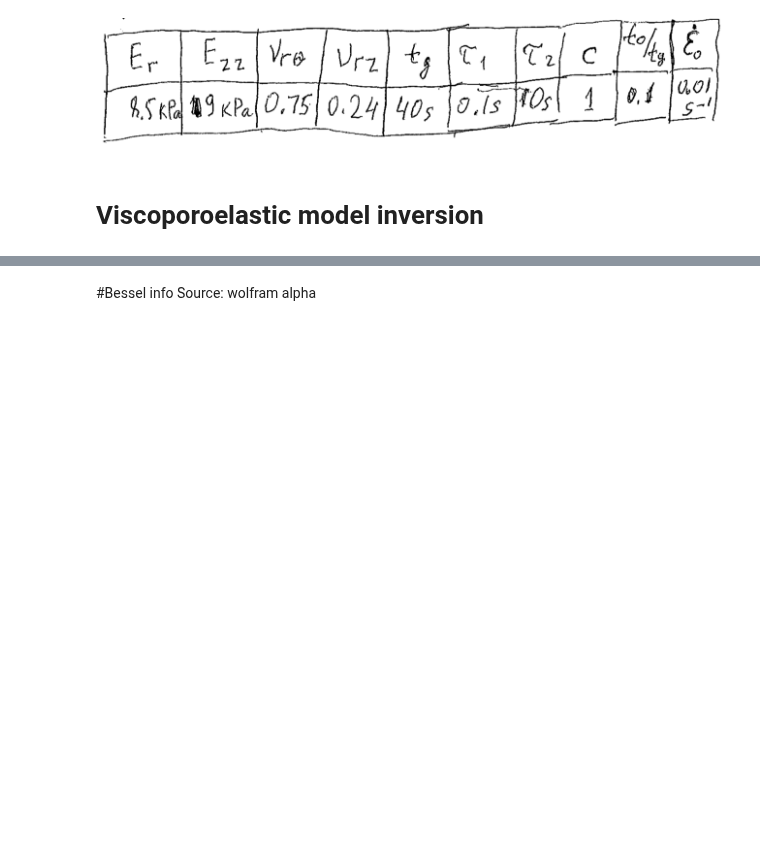
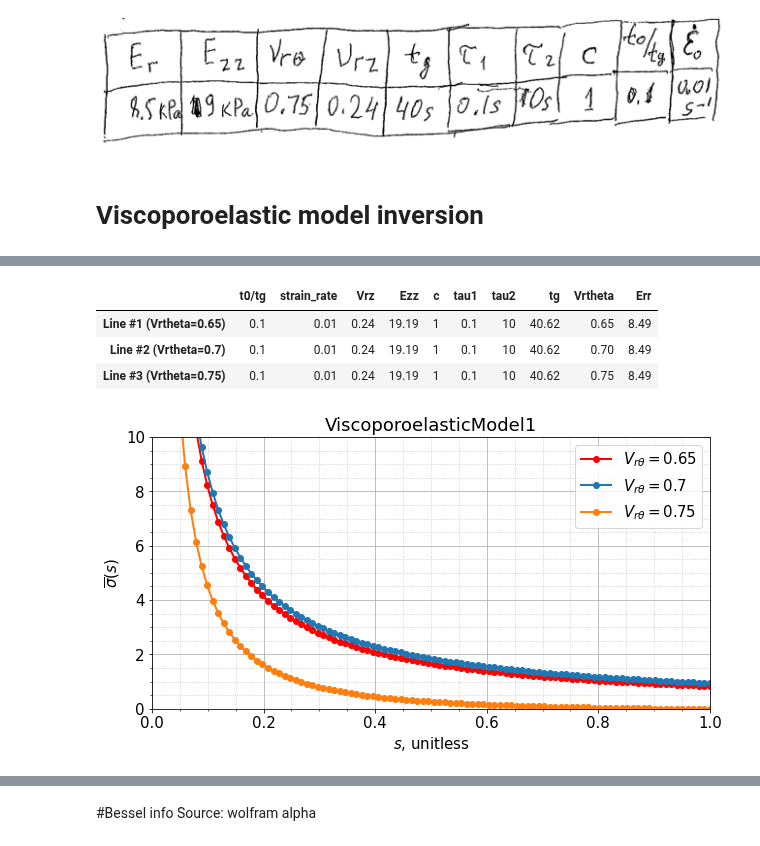
Before and after one commit to ryerrabelli/Yerrabelli-Spector-Poroelastic-Model-Code, a Jupyter notebook: src/ViscoporoelasticInversion.ipynb, the cells around one changed output, grey strips where cells are left out. Saved outputs shown, nothing was run; the diff lists cells and outputs as text; code cells hidden in the pictures; blank space fills up the shorter version.

```diff
--- a/src/ViscoporoelasticInversion.ipynb
+++ b/src/ViscoporoelasticInversion.ipynb
@@ -100,8 +102,8 @@ importlib.reload(plotting)
 importlib.reload(viscoporoelastic_model)
 from viscoporoelastic_model import ViscoporoelasticModel1
 
-warnings.simplefilter('error') # throws all warnings as errors
-%pdb on
+#warnings.simplefilter('error') # throws all warnings as errors
+#%pdb on
 
 #@markdown Predefined constants
 ViscoporoelasticModel1.t0_tg = 0.1 #@param {type:"number"} ; # 10 percent
@@ -126,6 +128,13 @@ vpe.Err =  8.49 #@param {type:"number"};
 
 tg = vpe.tg
 t0_tg = vpe.t0_tg
+
+"""
+func = []
+func.append(vpe.laplace_value)
+vpe.Vrtheta =  0.7
+func.append(vpe.laplace_value)
+"""
 
 # inputting a value of time=0 doesn't error (just returns None/NaN), but takes longer (about 2x as much) on python; not really MATLAB though
 #plot_times = np.arange(0.01, 1.001, 0.001)*tg
@@ -156,5 +165,5 @@ display(pd.DataFrame(vpe.get_all_names_and_vars(),index=[vpe.get_model_name()]))
 itemindex = np.abs(input_times/tg - t0_tg).argmin()
 display(IPython.display.Math(fr"\text{{At }} t/t_g={input_times[itemindex]/tg:.3f}, \quad {func_name['t'].replace('$','')}={inverted_vals_numerical[itemindex]:0.5f}"))
 display(IPython.display.Math(fr"\text{{At }} t/t_g={input_times[-1]/tg:.3f}, \quad {func_name['t'].replace('$','')}={inverted_vals_numerical[-1]:0.5f}"))
-display(IPython.display.Math(fr"\text{{At }} s={s_vals[0]:.3f}, \quad s\cdot{func_name['s'].replace('$','')}={laplace_vals[0]*s_vals[0]:0.3f}"))
+display(IPython.display.Math(fr"\text{{At }} s={input_s[0]:.3f}, \quad s\cdot{func_name['s'].replace('$','')}={laplace_vals[0]*input_s[0]:0.3f}"))
 # %% [output]
@@ -181,9 +189,9 @@ line_types = [".-"]*len(options)
 for ind, Vrtheta in enumerate(options):
   vpe.Vrtheta = Vrtheta
   inverted_vals_numerical = euler_inversion(func, input_times/tg, Marg=None)
-  laplace_vals = func(s_vals)
+  laplace_vals = func(plot_s)
   #p=plt.plot(plot_times,inverted_vals_numerical, "rmg"[ind]+".-", linewidth=8,label=f"vs={vs}")
-  p=plt.plot(s_vals,laplace_vals, colors[ind]+line_types[ind], linewidth=2, markersize=12, label=fr"$V_{{r\theta}}={Vrtheta}$")
+  p=plt.plot(plot_s,laplace_vals, colors[ind]+line_types[ind], linewidth=2, markersize=12, label=fr"$V_{{r\theta}}={Vrtheta}$")
   vars = vpe.get_all_names_and_vars()
   #vars={key:getattr(vpe,key) for key in dir(vpe) if not key.startswith("__") and not callable(getattr(vpe,key))}
   #dfs.append(pd.DataFrame(vars,index=["value"]))
@@ -196,7 +204,7 @@ ax = plt.gca()
 ax.xaxis.set_minor_locator(matplotlib.ticker.AutoMinorLocator())
 ax.yaxis.set_minor_locator(matplotlib.ticker.AutoMinorLocator())
 
-plt.xlim([0, max(s_vals)])
+plt.xlim([0, max(plot_s)])
 #plt.ylim([0, None])
 plt.ylim([0, 10])
 plt.xlabel(x_names["s"])
@@ -211,3 +219,4 @@ plt.legend(loc="upper right")
 plt.title(vpe.get_model_name())
 
 display(pd.concat(dfs))
+# %% [output]
@@ -214 +226,6 @@ display(pd.concat(dfs))
+|  | t0/tg | strain_rate | Vrz | Ezz | c | tau1 | tau2 | tg | Vrtheta | Err |
+| Line #1 (Vrtheta=0.65) | 0.1 | 0.01 | 0.24 | 19.19 | 1 | 0.1 | 10 | 40.62 | 0.65 | 8.49 |
+| Line #2 (Vrtheta=0.7) | 0.1 | 0.01 | 0.24 | 19.19 | 1 | 0.1 | 10 | 40.62 | 0.70 | 8.49 |
+| Line #3 (Vrtheta=0.75) | 0.1 | 0.01 | 0.24 | 19.19 | 1 | 0.1 | 10 | 40.62 | 0.75 | 8.49 |
+[figure, added]
 # %%
```
Also changed, not shown: parts of 8 cells of this notebook, 2 other files.
